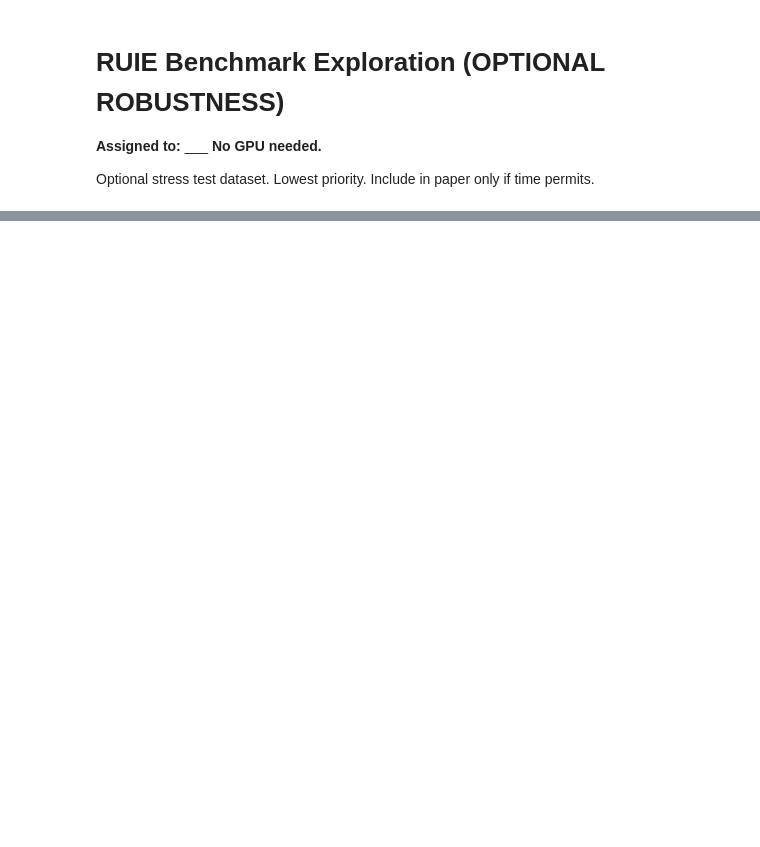
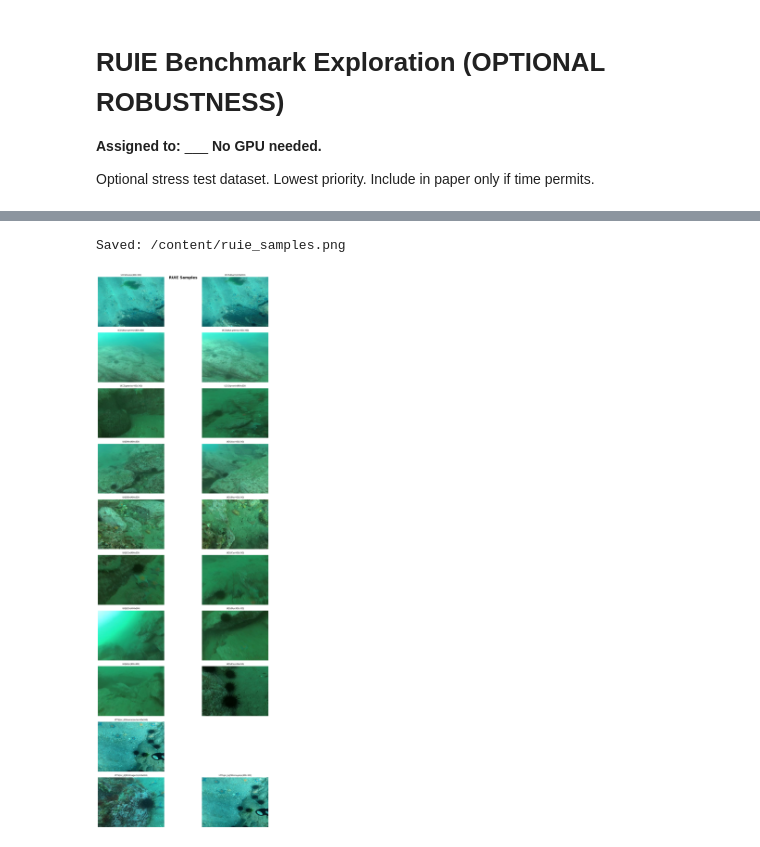
Before and after one commit to csdeepak/turb-detr-underwater-detection, a Jupyter notebook: notebooks/data exploration/explore_4_ruie.ipynb, the cells around one changed output, grey strips where cells are left out. Saved outputs shown, nothing was run; the diff lists cells and outputs as text; code cells hidden in the pictures; blank space fills up the shorter version.

Commit message:
Update UFO120 and RUIE exploration notebooks

```diff
--- a/notebooks/data exploration/explore_4_ruie.ipynb
+++ b/notebooks/data exploration/explore_4_ruie.ipynb
@@ -38,27 +112,49 @@ if readmes:
 # %%
 # === SAMPLE IMAGES ===
-import cv2, numpy as np, matplotlib.pyplot as plt
-from pathlib import Path; from collections import defaultdict
-root = Path(DATASET)
-fi = defaultdict(list)
-for img in root.rglob("*"):
-    if img.suffix.lower() in {'.jpg','.png','.bmp','.jpeg'}:
-        r = str(img.parent.relative_to(root))
-        if len(fi[r])<2: fi[r].append(img)
+import cv2
+import matplotlib.pyplot as plt
+from pathlib import Path
+from collections import defaultdict
 
-flist = sorted(fi.keys())[:10]
-n = len(flist)
-if n==0: print("No images!")
+if not DATASET:
+    print("Skipping sample preview: DATASET is not set.")
 else:
-    fig,axes = plt.subplots(n,2, figsize=(12,3*n))
-    if n==1: axes = axes.reshape(1,-1)
-    for r,f in enumerate(flist):
-        for c in range(min(2,len(fi[f]))):
-            ax = axes[r][c]; img = cv2.imread(str(fi[f][c]))
-            if img is not None:
-                ax.imshow(cv2.cvtColor(img,cv2.COLOR_BGR2RGB))
-                ax.set_title(f"{f}\n({img.shape[1]}x{img.shape[0]})",fontsize=7)
-            ax.axis("off")
-    plt.suptitle("RUIE Samples",fontsize=14,fontweight="bold")
-    plt.tight_layout(); plt.savefig("/content/ruie_samples.png",dpi=150,bbox_inches="tight"); plt.show()
+    root = Path(DATASET)
+    fi = defaultdict(list)
+
+    for img in root.rglob("*"):
+        if img.suffix.lower() in {".jpg", ".png", ".bmp", ".jpeg"}:
+            r = str(img.parent.relative_to(root))
+            if len(fi[r]) < 2:
+                fi[r].append(img)
+
+    flist = sorted(fi.keys())[:10]
+    n = len(flist)
+
+    if n == 0:
+        print("No images found.")
+    else:
+        fig, axes = plt.subplots(n, 2, figsize=(12, 3 * n))
+        if n == 1:
+            axes = axes.reshape(1, -1)
+
+        for r, f in enumerate(flist):
+            for c in range(2):
+                ax = axes[r][c]
+                if c < len(fi[f]):
+                    im = cv2.imread(str(fi[f][c]))
+                    if im is not None:
+                        ax.imshow(cv2.cvtColor(im, cv2.COLOR_BGR2RGB))
+                        ax.set_title(f"{f}\\n({im.shape[1]}x{im.shape[0]})", fontsize=7)
+                ax.axis("off")
+
+        plt.suptitle("RUIE Samples", fontsize=14, fontweight="bold")
+        plt.tight_layout()
+        out_png = Path.cwd() / "ruie_samples.png"
+        plt.savefig(out_png, dpi=150, bbox_inches="tight")
+        print(f"Saved: {out_png}")
+        plt.show()
+# %% [output]
+Saved: /content/ruie_samples.png
+[figure, added]
 # %%
```
Also changed, not shown: parts of 5 cells of this notebook, 1 other file.
